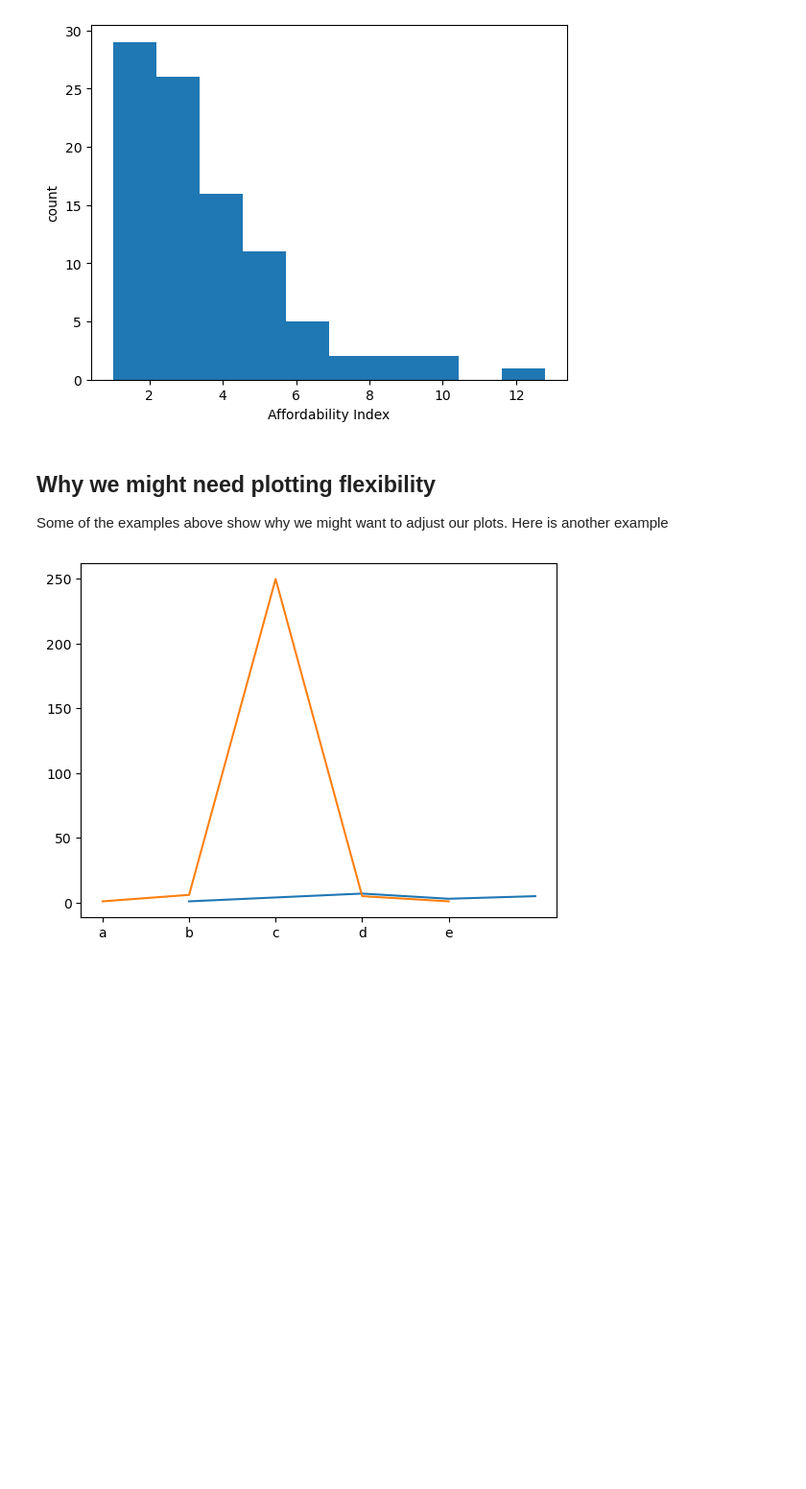
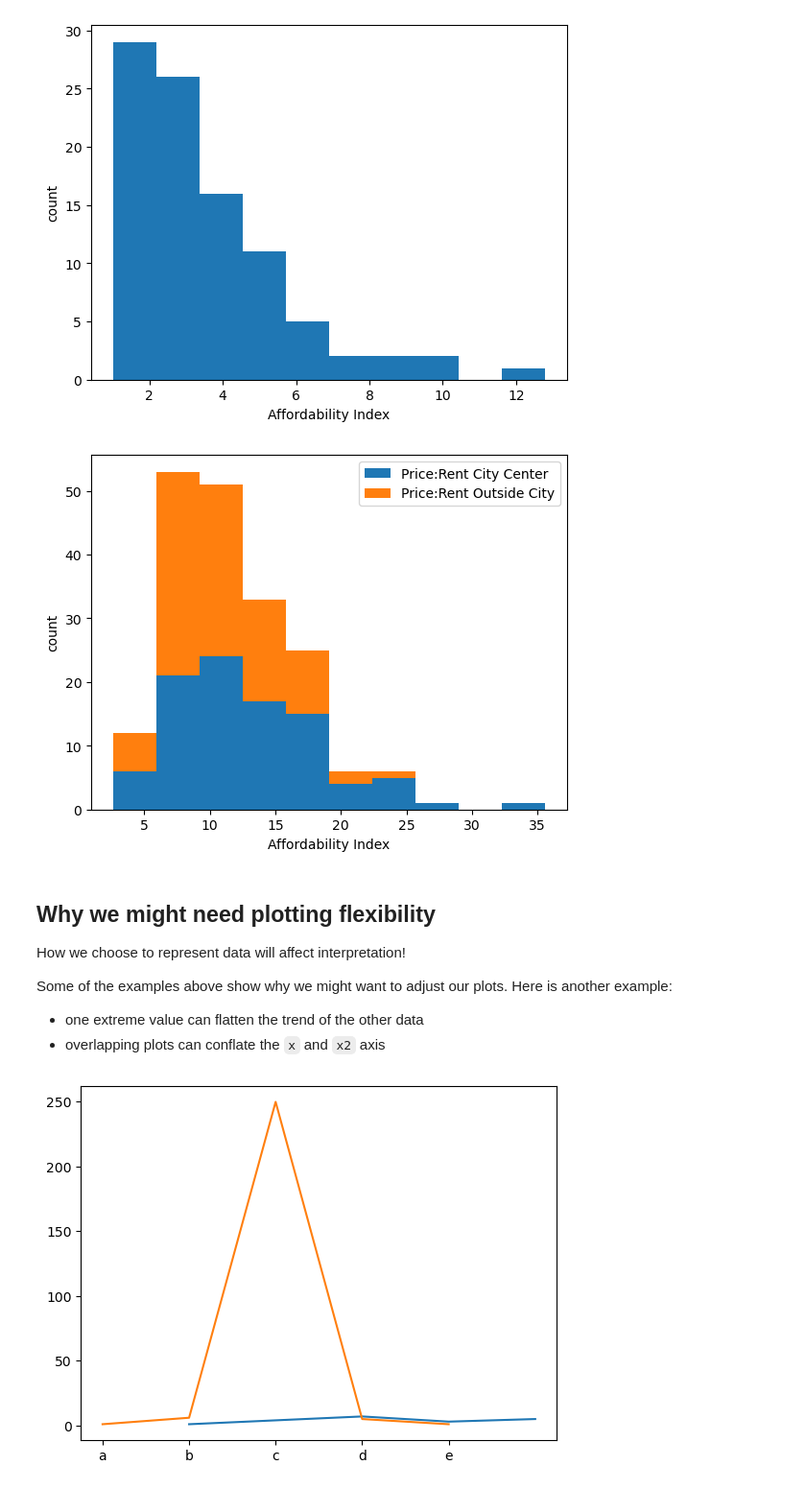
Before and after one commit to mlekimchi/data271_sp26, a Jupyter notebook: lectures/data271_lec15-ekc.ipynb, the cells around one changed output. Shown at 96% size. Saved outputs shown, nothing was run; the diff lists cells and outputs as text; code cells hidden in the pictures; blank space fills up the shorter version.

```diff
--- a/lectures/data271_lec15-ekc.ipynb
+++ b/lectures/data271_lec15-ekc.ipynb
@@ -336,9 +338,29 @@ plt.ylabel('count')
 plt.show()
 # %% [output]
 [figure]
+# %%
+# Numeric distributions
+#    Stacked histogram
+
+plt.hist(
+    [df['Price To Rent Ratio City Centre'], df['Price To Rent Ratio Outside of City']],
+    stacked=True,
+    label=['Price:Rent City Center', 'Price:Rent Outside City'])
+
+plt.xlabel('Affordability Index')
+plt.ylabel('count')
+plt.legend()
+plt.show()
+# %% [output]
+[figure, added]
 # %% [markdown]
 ## Why we might need plotting flexibility
-Some of the examples above show why we might want to adjust our plots. Here is another example
+How we choose to represent data will affect interpretation!
+
+Some of the examples above show why we might want to adjust our plots. Here is another example:
+
+- one extreme value can flatten the trend of the other data
+- overlapping plots can conflate the `x` and `x2` axis
 # %%
 y2 = [1,6,250,5,1]
 
```
Also changed, not shown: parts of 1 cell of this notebook.
